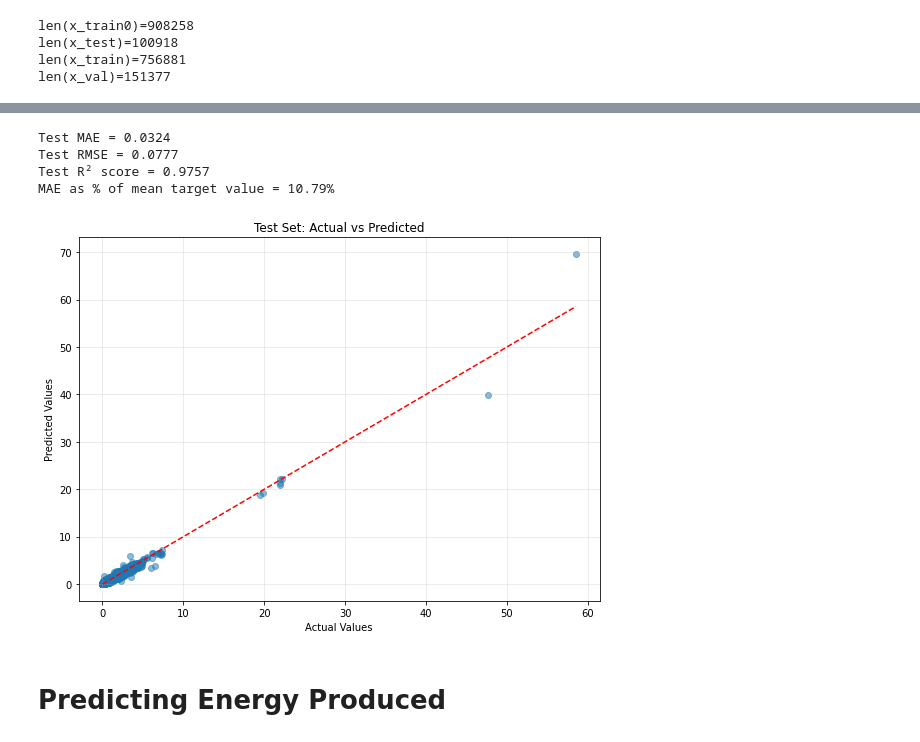
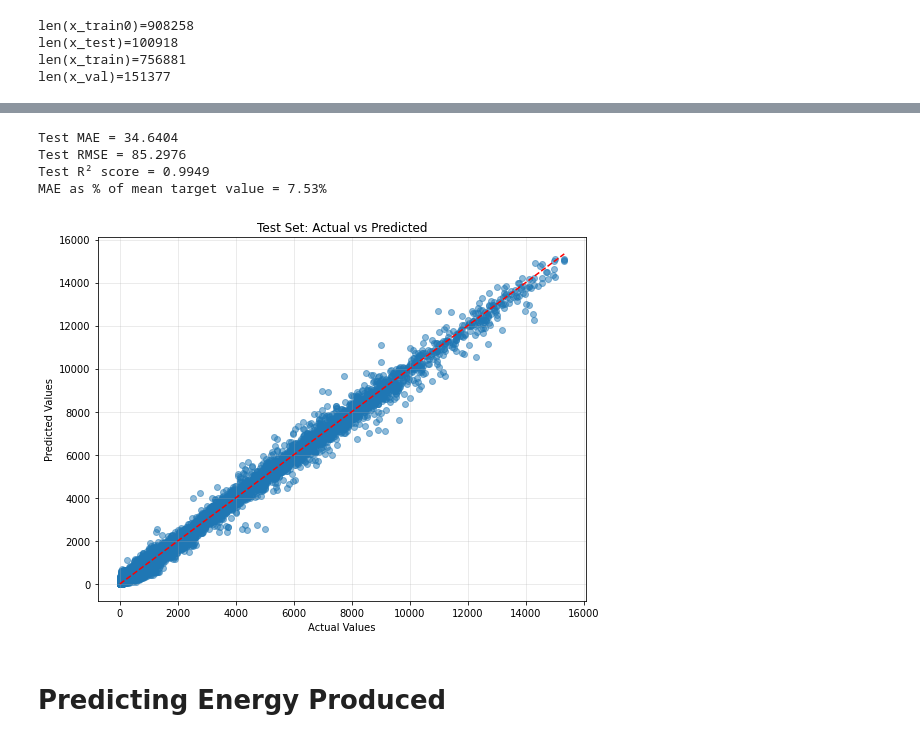
Before and after one commit to kjiang25/Sustainability-Datathon, a Jupyter notebook: data_and_starter_code/data_model.ipynb, the cells around one changed output, grey strips where cells are left out. Drawn from its saved outputs; the diff is of its cells as text; code cells hidden in the pictures.

```diff
--- a/data_and_starter_code/data_model.ipynb
+++ b/data_and_starter_code/data_model.ipynb
@@ -363,8 +750,8 @@ cons.shape=(1009176, 83)
 # STEP 3: Create train/test sets
 ########################################
 
-target = cons['target']/cons['installed_capacity_client']
-cons = cons.drop(columns=['target', 'installed_capacity_client'])
+target = cons['target']
+cons = cons.drop(columns=['target'])
 
 train_ratio = 0.75
 validation_ratio = 0.15
@@ -480,7 +867,7 @@ for col in x_train0.columns:
 # Most of our discussions in class is about "error"
 # accuracy = 1 - error
 
-model = xgb.XGBRegressor(
+cons_model = xgb.XGBRegressor(
     booster='gbtree',
     objective='reg:squarederror',  # Objective for regression
     max_depth=10,
@@ -495,15 +882,15 @@ model = xgb.XGBRegressor(
 )
 
 
-model.fit(x_train, y_train)
+cons_model.fit(x_train, y_train)
 
 # Make predictions
-y_train_pred = model.predict(x_train)
-y_val_pred = model.predict(x_val)
+y_train_pred = cons_model.predict(x_train)
+y_val_pred = cons_model.predict(x_val)
 
 # Calculate R² scores
-validation_r2 = model.score(x_val, y_val)
-train_r2 = model.score(x_train, y_train)
+validation_r2 = cons_model.score(x_val, y_val)
+train_r2 = cons_model.score(x_train, y_train)
 
 # Calculate Mean Absolute Error
 train_mae = mean_absolute_error(y_train, y_train_pred)
@@ -601,42 +988,42 @@ Top 20 Feature Importance:
 ########################################
 
 if True:
-    model.fit(x_train0, y_train0)
+    cons_model.fit(x_train0, y_train0)
     # Generate predictions on the test set
-    y_test_pred = model.predict(x_test)
+    y_test_pred = cons_model.predict(x_test)
 
     # Calculate multiple metrics for comprehensive evaluation
     test_mae = mean_absolute_error(y_test, y_test_pred)
     test_rmse = mean_squared_error(y_test, y_test_pred, squared=False)
     test_r2 = r2_score(y_test, y_test_pred)
 
     # Calculate mean of target for context
     y_test_mean = y_test.mean()
 
     # Print results
     print(f"Test MAE = {test_mae:.4f}")
     print(f"Test RMSE = {test_rmse:.4f}")
     print(f"Test R² score = {test_r2:.4f}")
     print(f"MAE as % of mean target value = {(test_mae/abs(y_test_mean))*100:.2f}%")
 
     # Optional: Create a scatter plot of actual vs. predicted values
     import matplotlib.pyplot as plt
 
     plt.figure(figsize=(8, 6))
     plt.scatter(y_test, y_test_pred, alpha=0.5)
     plt.plot([y_test.min(), y_test.max()], [y_test.min(), y_test.max()], 'r--')
     plt.xlabel('Actual Values')
     plt.ylabel('Predicted Values')
     plt.title('Test Set: Actual vs Predicted')
     plt.grid(True, alpha=0.3)
     plt.tight_layout()
     plt.show()
 # %% [output]
-Test MAE = 0.0324
-Test RMSE = 0.0777
-Test R² score = 0.9757
-MAE as % of mean target value = 10.79%
+Test MAE = 34.6404
+Test RMSE = 85.2976
+Test R² score = 0.9949
+MAE as % of mean target value = 7.53%
-[figure, old version]
+[figure, new version]
 # %% [markdown]
 # Predicting Energy Produced
 # %%
```
Also changed, not shown: parts of 21 cells of this notebook.
